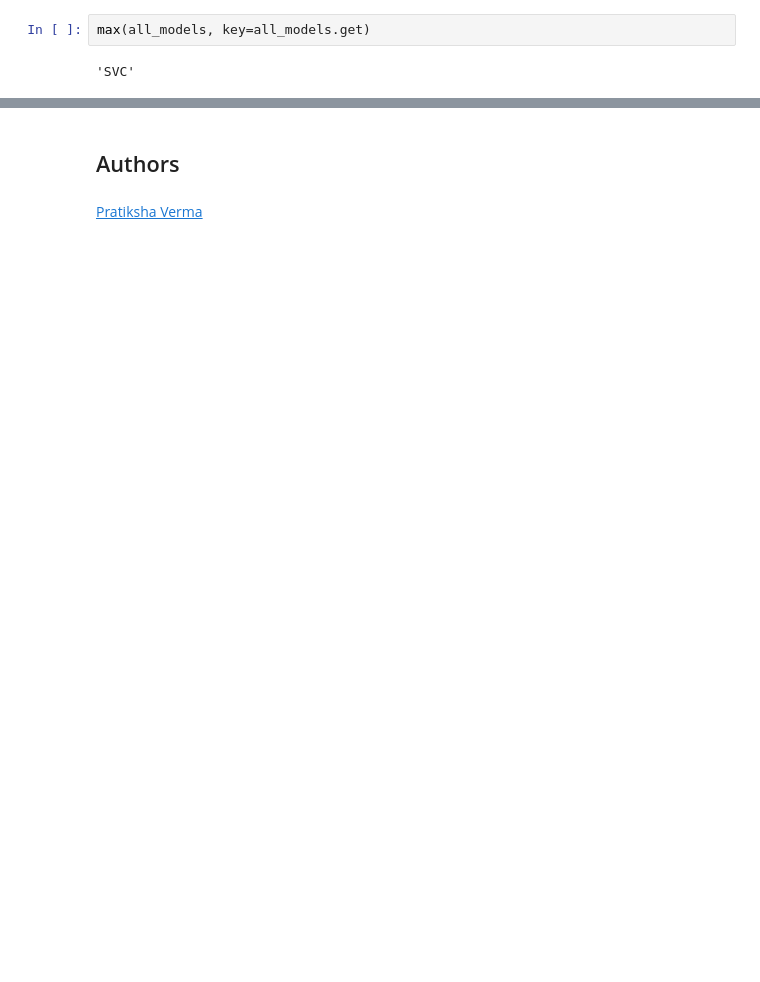
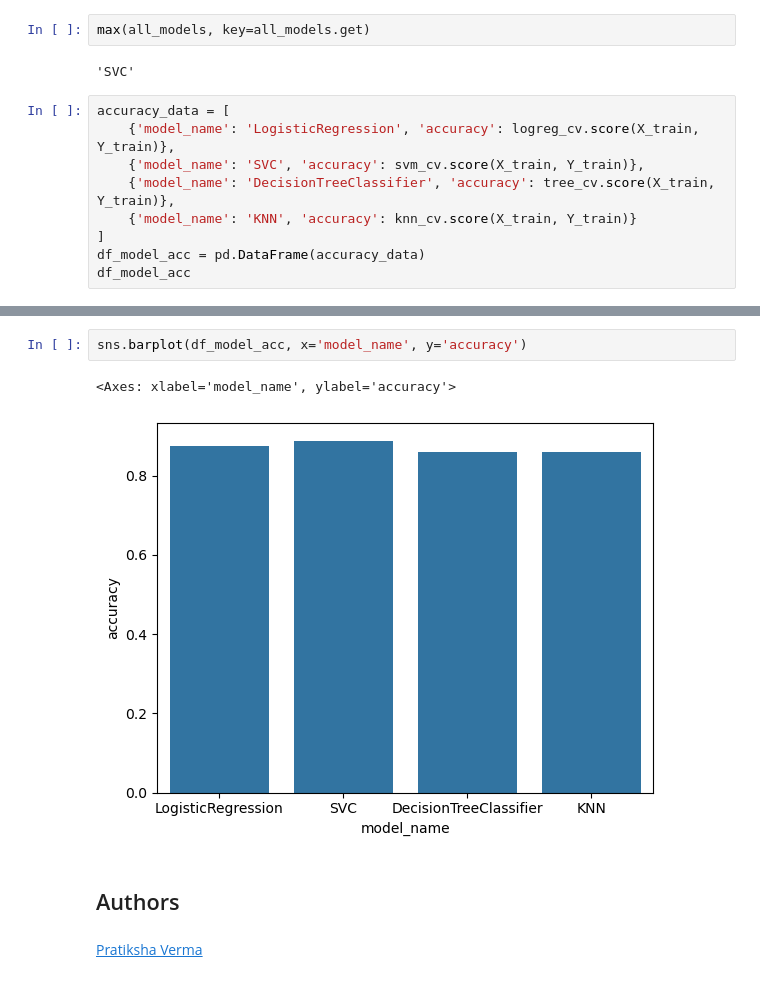
Before and after one commit to irfanavianto/IBM_DS_Course_-_applied_ds_capstone, a Jupyter notebook: 8_SpaceX-Machine-Learning-Prediction-Part-5.ipynb, the cells around one changed output, grey strips where cells are left out. Cells and saved outputs as stored; diff of their text form; blank space fills up the shorter version.

```diff
--- a/SpaceX-Machine-Learning-Prediction-Part-5.ipynb
+++ b/8_SpaceX-Machine-Learning-Prediction-Part-5.ipynb
@@ -359,3 +359,12 @@ all_models
 max(all_models, key=all_models.get)
 # %% [output]
 'SVC'
+# %%
+accuracy_data = [
+	{'model_name': 'LogisticRegression', 'accuracy': logreg_cv.score(X_train, Y_train)},
+	{'model_name': 'SVC', 'accuracy': svm_cv.score(X_train, Y_train)},
+	{'model_name': 'DecisionTreeClassifier', 'accuracy': tree_cv.score(X_train, Y_train)},
+	{'model_name': 'KNN', 'accuracy': knn_cv.score(X_train, Y_train)}
+]
+df_model_acc = pd.DataFrame(accuracy_data)
+df_model_acc
@@ -362,3 +377,8 @@ max(all_models, key=all_models.get)
+# %%
+sns.barplot(df_model_acc, x='model_name', y='accuracy')
+# %% [output]
+<Axes: xlabel='model_name', ylabel='accuracy'>
+[figure, added]
 # %% [markdown]
 ## Authors
 # %% [markdown]
```
Also changed, not shown: parts of 6 cells of this notebook, 1 other file.
